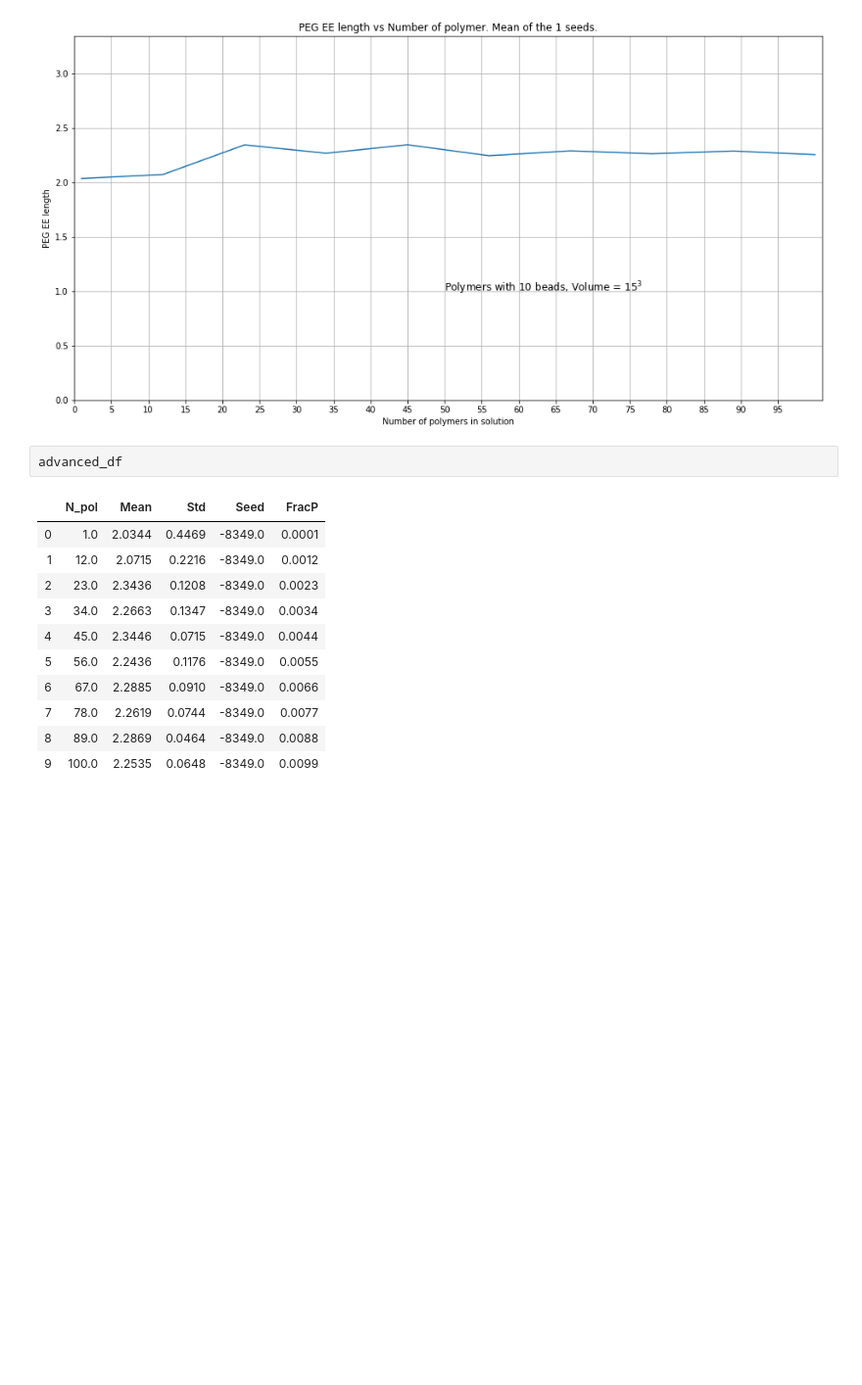
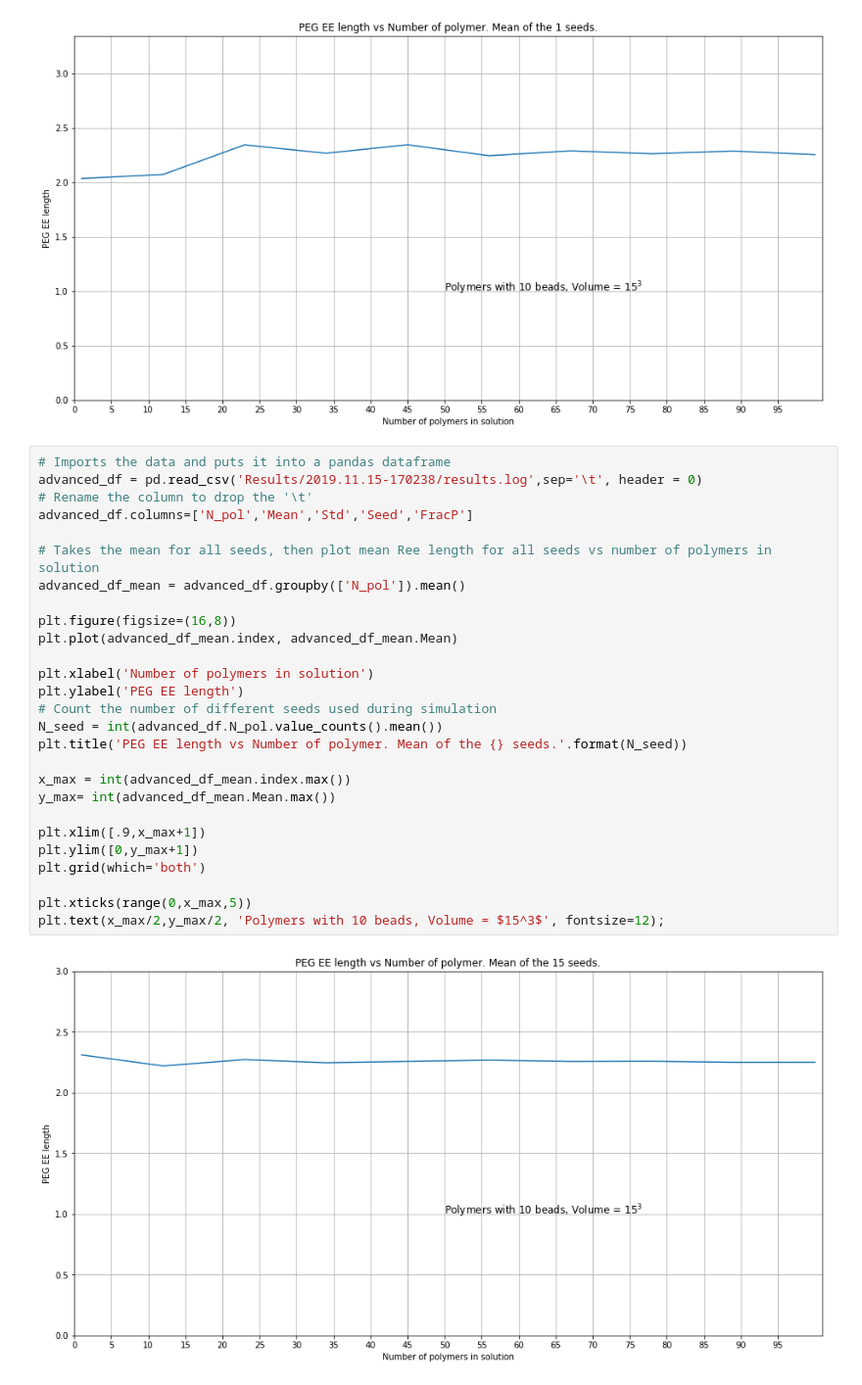
Before and after one commit to WizardingDragon/CCB-Homework-II, a Jupyter notebook: Analysis.ipynb, the cells around one changed output. Shown: that part at 98% size. Drawn from its saved outputs; the diff is of its cells as text; blank space fills up the shorter version.

```diff
--- a/Analysis.ipynb
+++ b/Analysis.ipynb
@@ -278,17 +278,32 @@ plt.xticks(range(0,x_max,5))
 plt.text(x_max/2,y_max/2, 'Polymers with 10 beads, Volume = $15^3$', fontsize=12);
 # %% [output]
 [figure]
-# %%
-advanced_df
-# %% [output]
-|  | N_pol | Mean | Std | Seed | FracP |
-| 0 | 1.0 | 2.0344 | 0.4469 | -8349.0 | 0.0001 |
-| 1 | 12.0 | 2.0715 | 0.2216 | -8349.0 | 0.0012 |
-| 2 | 23.0 | 2.3436 | 0.1208 | -8349.0 | 0.0023 |
-| 3 | 34.0 | 2.2663 | 0.1347 | -8349.0 | 0.0034 |
-| 4 | 45.0 | 2.3446 | 0.0715 | -8349.0 | 0.0044 |
-| 5 | 56.0 | 2.2436 | 0.1176 | -8349.0 | 0.0055 |
-| 6 | 67.0 | 2.2885 | 0.0910 | -8349.0 | 0.0066 |
-| 7 | 78.0 | 2.2619 | 0.0744 | -8349.0 | 0.0077 |
-| 8 | 89.0 | 2.2869 | 0.0464 | -8349.0 | 0.0088 |
-| 9 | 100.0 | 2.2535 | 0.0648 | -8349.0 | 0.0099 |
+# %%
+# Imports the data and puts it into a pandas dataframe
+advanced_df = pd.read_csv('Results/2019.11.15-170238/results.log',sep='\t', header = 0)
+# Rename the column to drop the '\t'
+advanced_df.columns=['N_pol','Mean','Std','Seed','FracP']
+
+# Takes the mean for all seeds, then plot mean Ree length for all seeds vs number of polymers in solution
+advanced_df_mean = advanced_df.groupby(['N_pol']).mean()
+
+plt.figure(figsize=(16,8))
+plt.plot(advanced_df_mean.index, advanced_df_mean.Mean)
+
+plt.xlabel('Number of polymers in solution')
+plt.ylabel('PEG EE length')
+# Count the number of different seeds used during simulation
+N_seed = int(advanced_df.N_pol.value_counts().mean())
+plt.title('PEG EE length vs Number of polymer. Mean of the {} seeds.'.format(N_seed))
+
+x_max = int(advanced_df_mean.index.max())
+y_max= int(advanced_df_mean.Mean.max())
+
+plt.xlim([.9,x_max+1])
+plt.ylim([0,y_max+1])
+plt.grid(which='both')
+
+plt.xticks(range(0,x_max,5))
+plt.text(x_max/2,y_max/2, 'Polymers with 10 beads, Volume = $15^3$', fontsize=12);
+# %% [output]
+[figure, added]
```
Also changed, not shown: 2 other files.
